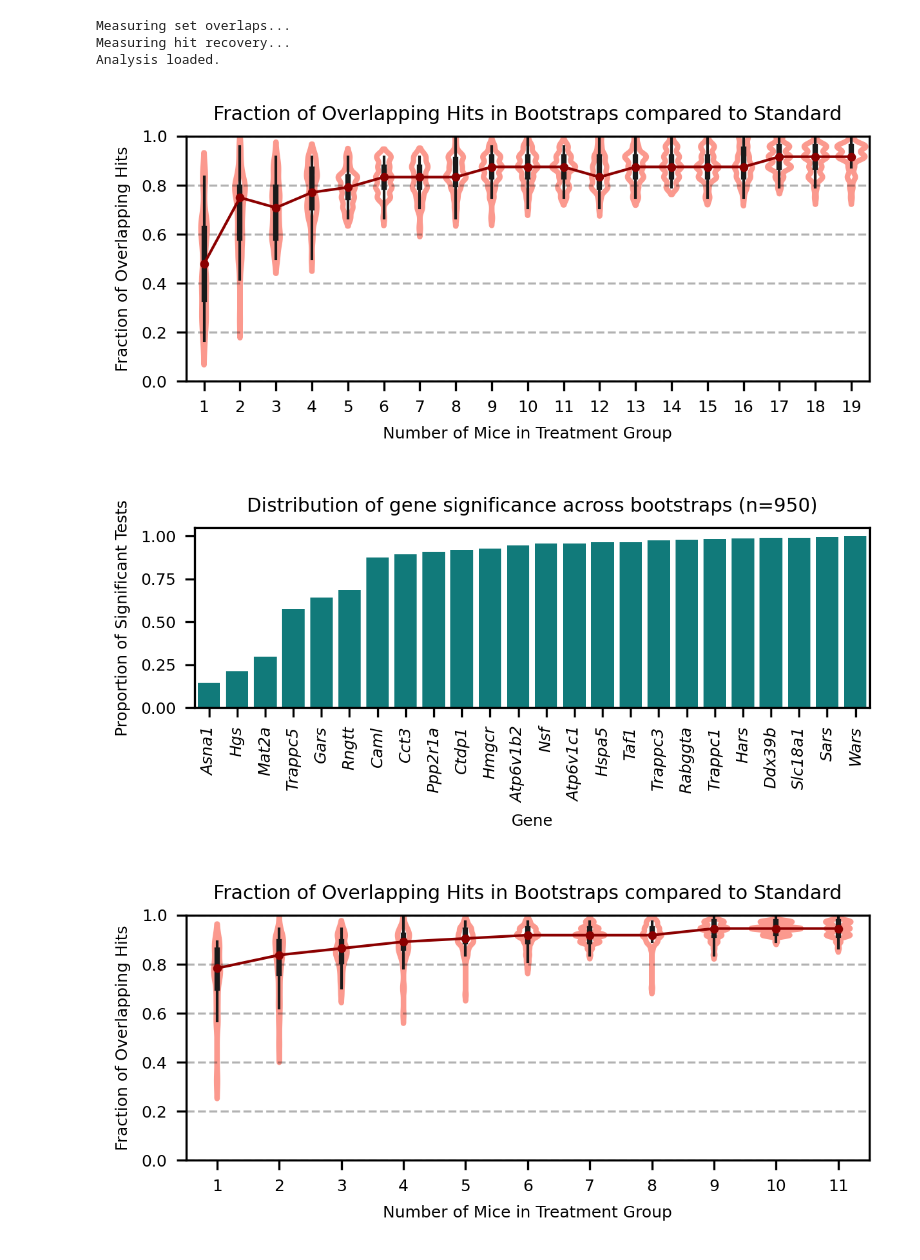
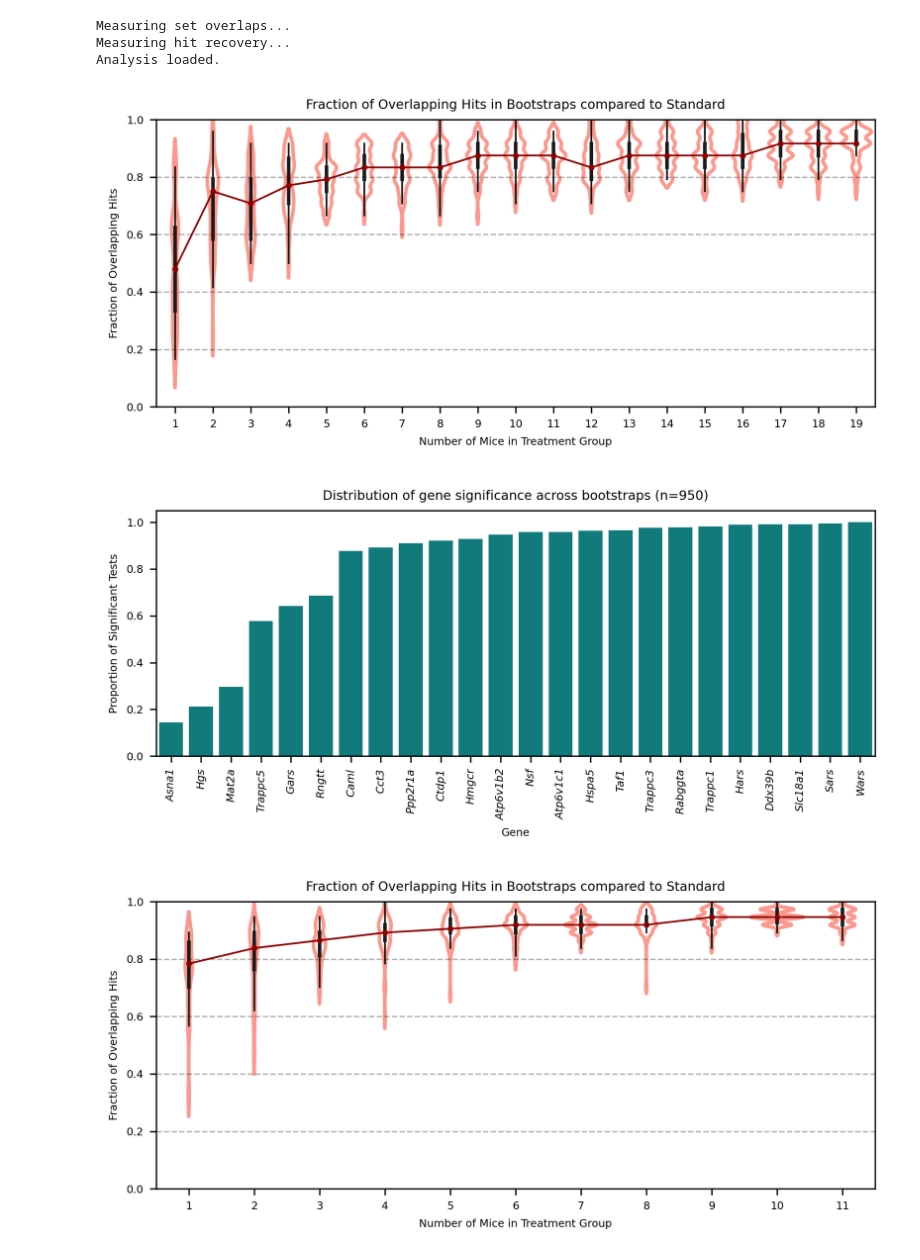
Before and after one commit to noamteyssier/bootstrap_analysis_invivo_crispr_screen, a Jupyter notebook: notebooks/BootstrapAnalysis.ipynb, the cells around one changed output. Saved outputs shown, nothing was run; the diff lists cells and outputs as text; code cells hidden in the pictures.

Commit message:
chore: update notebook and figures and tables

```diff
--- a/notebooks/BootstrapAnalysis.ipynb
+++ b/notebooks/BootstrapAnalysis.ipynb
@@ -45,7 +45,8 @@ sample_names = ["all", "camkii", "gaba"]
 
 fdr = 0.05
 bsa_list = [
-    BootstrapAnalysis(os.path.join(bootstrap_dir, name), fdr=fdr) for name in sample_names
+    BootstrapAnalysis(os.path.join(bootstrap_dir, name), fdr=fdr)
+    for name in sample_names
 ]
 # %% [output]
 Measuring set overlaps...
@@ -57,22 +58,38 @@ Analysis loaded.
 Measuring set overlaps...
 Measuring hit recovery...
 Analysis loaded.
+# %%
+# export tables
+export_dir = "../tables"
+for bsa, name in zip(bsa_list, sample_names):
+    for table_name in ["overlaps", "recovery"]:
+        bsa.export_table(
+            table_name, os.path.join(export_dir, f"{name}_{table_name}.tsv")
+        )
 # %%
-import os
 from rescreener import Violins, Recovery
 
 proportion = (6.8, 3.2)
-scalar = 0.6
+scalar = 0.9
 height = proportion[0] * scalar
 width = proportion[1] * scalar
-dpi=300
+dpi = 300
 
 for bsa, name in zip(bsa_list, sample_names):
-    Violins(bsa, height=height, width=width, dpi=dpi, sns_kwargs=dict(bw_method=0.25), inner_kwargs={
-        "box_width": 2,
-    }).plot(save=os.path.join(fig_dir, f"{name}.violin.svg"))
-    Recovery(bsa, height=height, width=width, dpi=dpi).plot(save=os.path.join(fig_dir, f"{name}.recovery.svg"))
+    Violins(
+        bsa,
+        height=height,
+        width=width,
+        dpi=dpi,
+        sns_kwargs=dict(bw_method=0.25),
+        inner_kwargs={
+            "box_width": 2,
+        },
+    ).plot(save=os.path.join(fig_dir, f"{name}.violin.svg"))
+    Recovery(bsa, height=height, width=width, dpi=dpi).plot(
+        save=os.path.join(fig_dir, f"{name}.recovery.svg")
+    )
 # %% [output]
-[figure, old version]
+[figure, new version]
-[figure, old version]
+[figure, new version]
-[figure, old version]
+[figure, new version]
```
Also changed, not shown: parts of 1 cell of this notebook, 9 other files.
